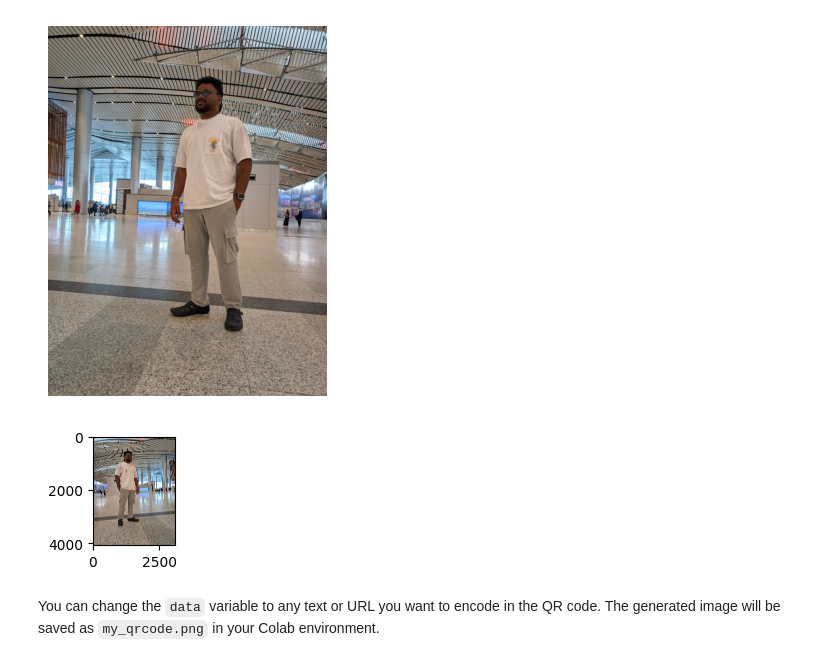
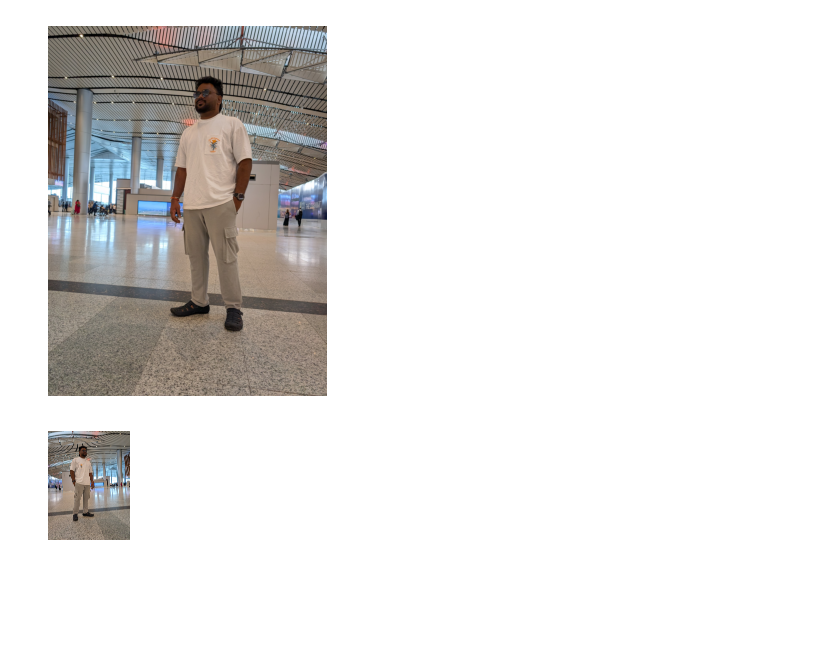
Before and after one commit to manik910/Python-practice, a Jupyter notebook: sklearn.ipynb, the cells around one changed output. Cells and saved outputs as stored; diff of their text form; code cells hidden in the pictures; blank space fills up the shorter version.

```diff
--- a/sklearn.ipynb
+++ b/sklearn.ipynb
@@ -179,10 +179,11 @@ plt.show()
 # %%
 from PIL import Image
 import matplotlib.pyplot as plt
 image = Image.open("virat.jpg")
 hoz_flip = image.transpose(Image.FLIP_LEFT_RIGHT)
 plt.subplot(312)
 plt.imshow(hoz_flip)
+plt.axis('off')
 plt.show()
 # %% [output]
-[figure, old version]
+[figure, new version]
@@ -191,2 +189,0 @@ pip install qrcode Pillow
-# %% [markdown]
-You can change the `data` variable to any text or URL you want to encode in the QR code. The generated image will be saved as `my_qrcode.png` in your Colab environment.
```
Also changed, not shown: parts of 1 cell of this notebook.
